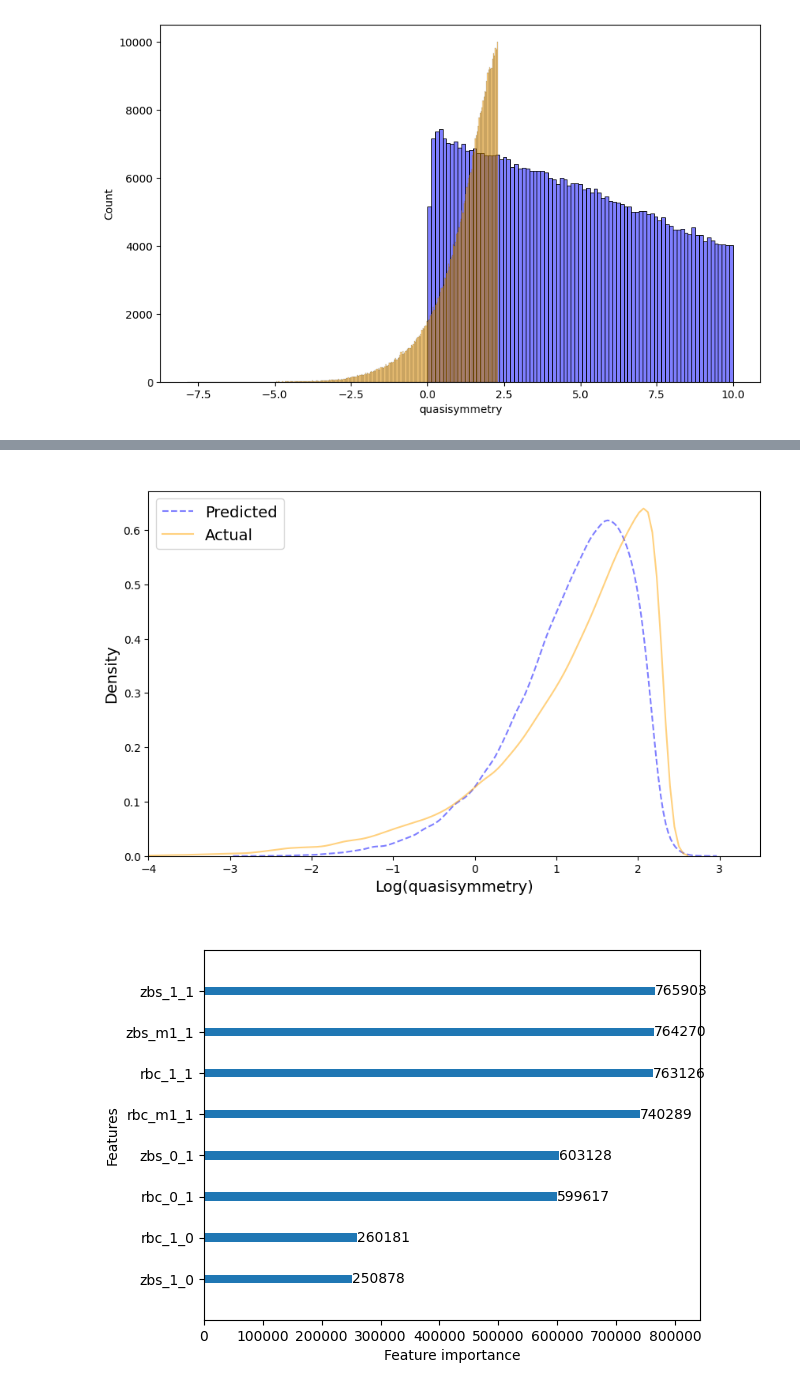
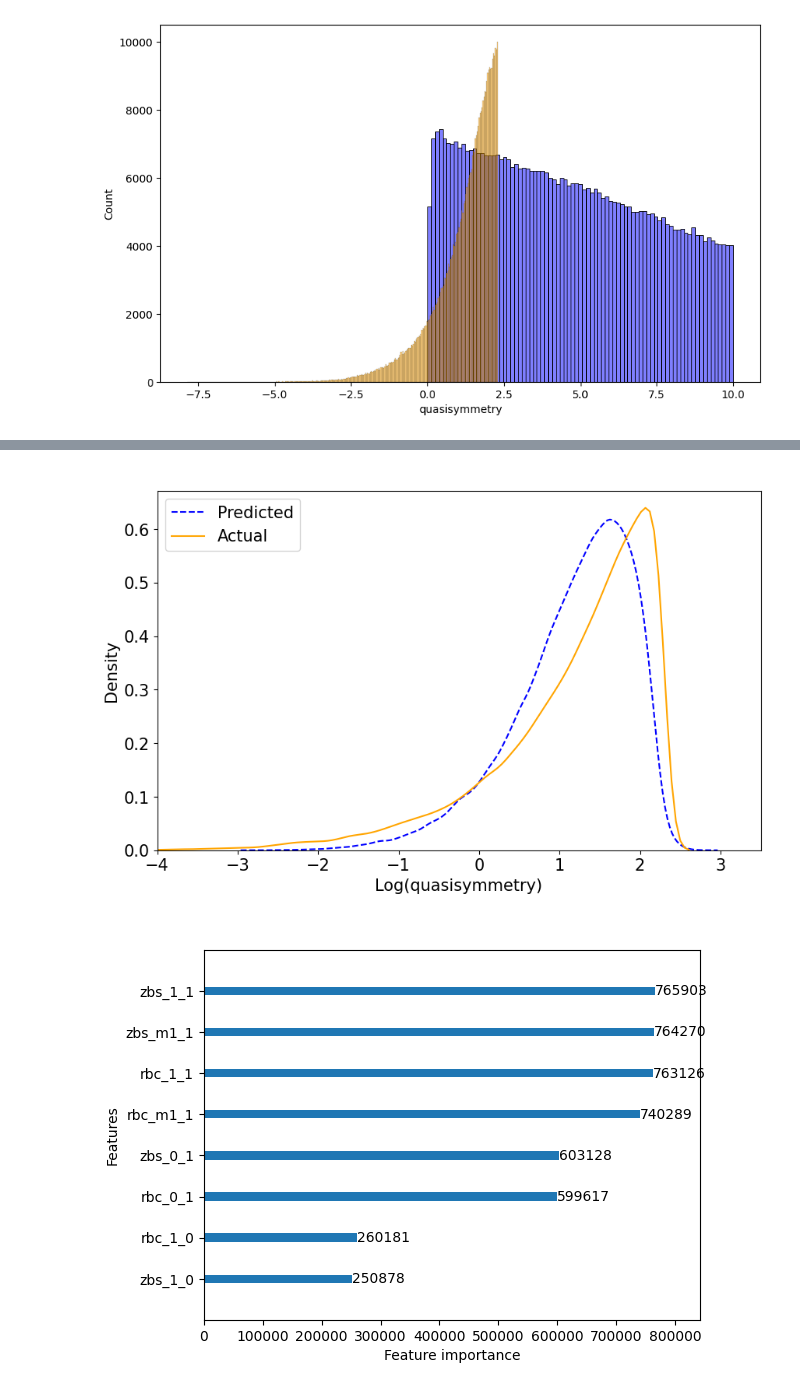
Before and after one commit to laiarodrigo/PIC-STELLARATOR, a Jupyter notebook: data_analysis/quasi_symmetry/non_probabilistic_model/lightgbm_regressor/plot.ipynb, the cells around one changed output, grey strips where cells are left out. Drawn from its saved outputs; the diff is of its cells as text; code cells hidden in the pictures.

```diff
--- a/data_analysis/quasi_symmetry/non_probabilistic_model/lightgbm_regressor/plot.ipynb
+++ b/data_analysis/quasi_symmetry/non_probabilistic_model/lightgbm_regressor/plot.ipynb
@@ -91,13 +91,17 @@ print(predictions.shape)
 print(test_target_no_outliers.shape)
 
 plt.figure(figsize=(10, 6))
-sns.kdeplot(predictions, fill=False, color="blue", alpha=0.5, label="Predicted", linestyle='--')
-sns.kdeplot(test_target_no_outliers, fill=False, color="orange", alpha=0.5, label="Actual")
+sns.kdeplot(predictions, fill=False, color="blue", label="Predicted", linestyle='--')
+sns.kdeplot(test_target_no_outliers, fill=False, color="orange", label="Actual")
 plt.title('  ')
-plt.xlabel('Log(quasisymmetry)', fontsize = 14)
+plt.xlabel('Log(quasisymmetry)', fontsize = 15)
 plt.xlim(-4, 3.5)
-plt.ylabel('Density', fontsize = 14)
-plt.legend(loc='upper left', fontsize= 14)
+plt.ylabel('Density', fontsize = 15)
+plt.legend(loc='upper left', fontsize= 15)
+# Increase tick font size for both x and y axes
+plt.xticks(fontsize=15)
+plt.yticks(fontsize=15)
+
 plt.savefig('actual_vs_predictedpdf.pdf')
 plt.show()
 # %% [output]
@@ -121,4 +125,4 @@ Predicted: -1.561
-[figure, old version]
+[figure, new version]
 # %%
 lgb.plot_importance(model, max_num_features=10, grid=False, importance_type= 'split')
 plt.title('  ')
```
Also changed, not shown: parts of 2 cells of this notebook, 24 other files.
